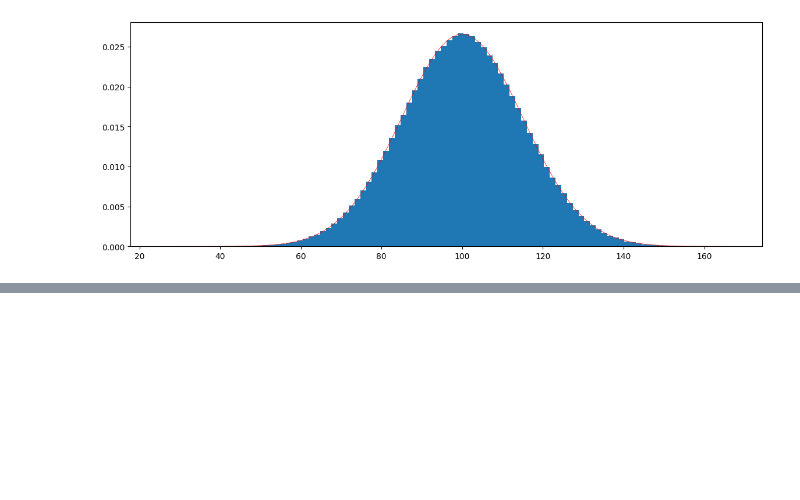
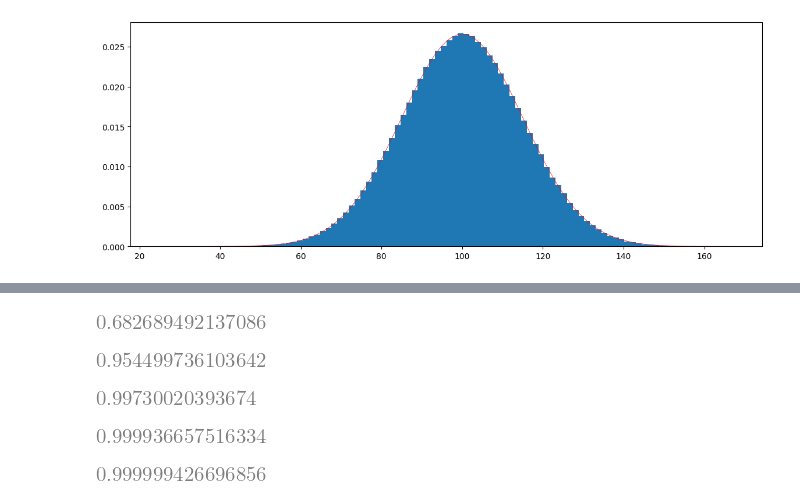
Before and after one commit to subthalamic/subthalamic, a Jupyter notebook: theory/descriptive_stats.ipynb, the cells around one changed output, grey strips where cells are left out. Saved outputs shown, nothing was run; the diff lists cells and outputs as text; code cells hidden in the pictures; blank space fills up the shorter version.

```diff
--- a/theory/descriptive_stats.ipynb
+++ b/theory/descriptive_stats.ipynb
@@ -47,0 +63,20 @@ $\displaystyle 0.979687192446119$
+# %%
+stats.norm.cdf(1)-stats.norm.cdf(-1)   #68% of values fall within one standard deviation from the mean
+# %% [output]
+[figure, added]
+# %%
+stats.norm.cdf(2)-stats.norm.cdf(-2)   #two stadard deviations
+# %% [output]
+[figure, added]
+# %%
+stats.norm.cdf(3)-stats.norm.cdf(-3)   #three standard deviations
+# %% [output]
+[figure, added]
+# %%
+stats.norm.cdf(4)-stats.norm.cdf(-4)   #four standard deviations
+# %% [output]
+[figure, added]
+# %%
+stats.norm.cdf(5)-stats.norm.cdf(-5)   #five stadard deviations
+# %% [output]
+[figure, added]
```
Also changed, not shown: parts of 42 cells of this notebook.
